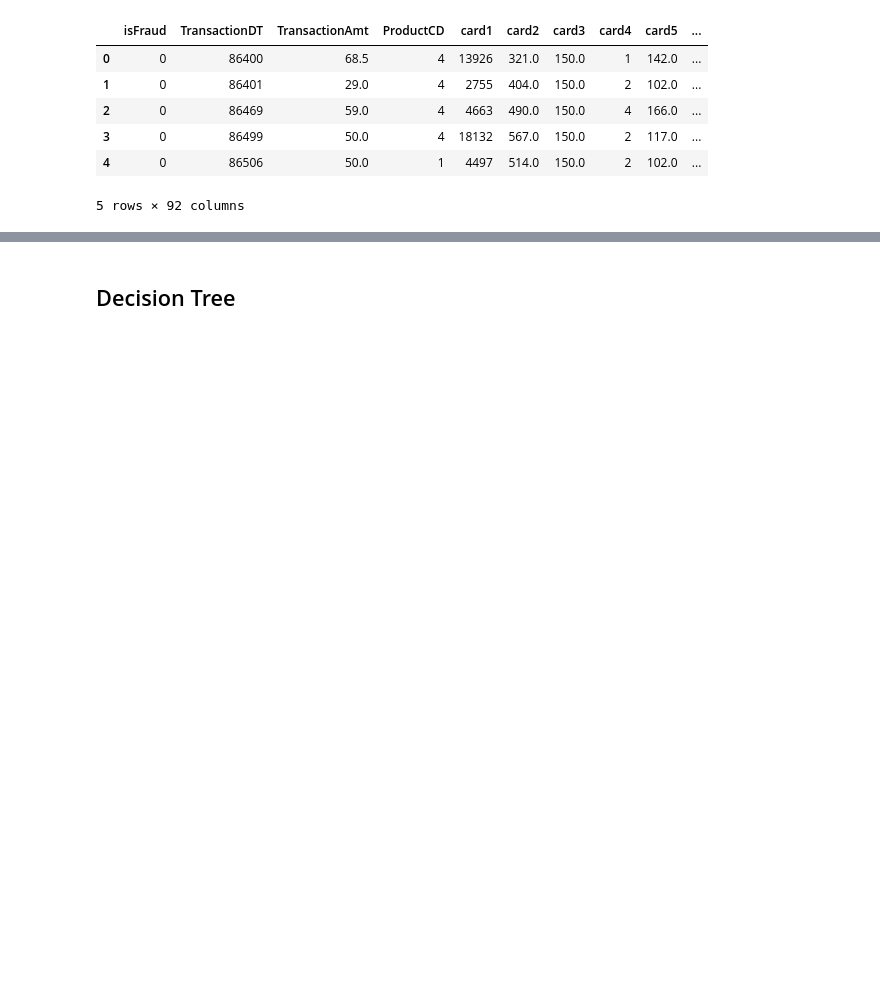
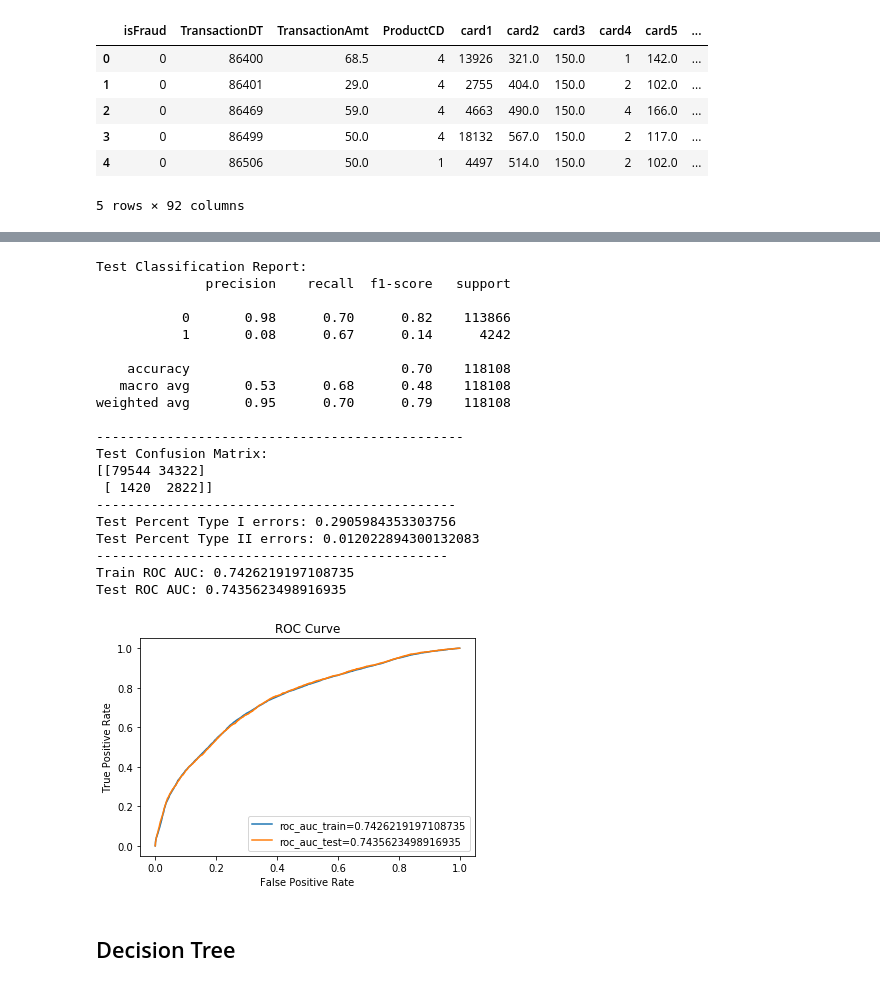
Before and after one commit to anikoloff/fraud_detection, a Jupyter notebook: fraud_detection.ipynb, the cells around one changed output, grey strips where cells are left out. Drawn from its saved outputs; the diff is of its cells as text; code cells hidden in the pictures; blank space fills up the shorter version.

```diff
--- a/fraud_detection.ipynb
+++ b/fraud_detection.ipynb
@@ -839,3 +839,32 @@ ROC AUC: 0.7597963711499458
+# %%
+# train:
+logreg = LogisticRegression(C=0.01, solver='liblinear')
+logreg.fit(X_train,y_train)
+
+# evaluate:
+evaluate(logreg, y_train, y_pred_train, y_test, y_pred_test)
+# %% [output]
+Test Classification Report:
+              precision    recall  f1-score   support
+
+           0       0.98      0.70      0.82    113866
+           1       0.08      0.67      0.14      4242
+
+    accuracy                           0.70    118108
+   macro avg       0.53      0.68      0.48    118108
+weighted avg       0.95      0.70      0.79    118108
+
+-----------------------------------------------
+Test Confusion Matrix:
+[[79544 34322]
+ [ 1420  2822]]
+----------------------------------------------
+Test Percent Type I errors: 0.2905984353303756
+Test Percent Type II errors: 0.012022894300132083
+---------------------------------------------
+Train ROC AUC: 0.7426219197108735
+Test ROC AUC: 0.7435623498916935
+[figure, added]
 # %% [markdown]
 ## Decision Tree
 # %%
```
Also changed, not shown: parts of 35 cells of this notebook, 2 other files.
